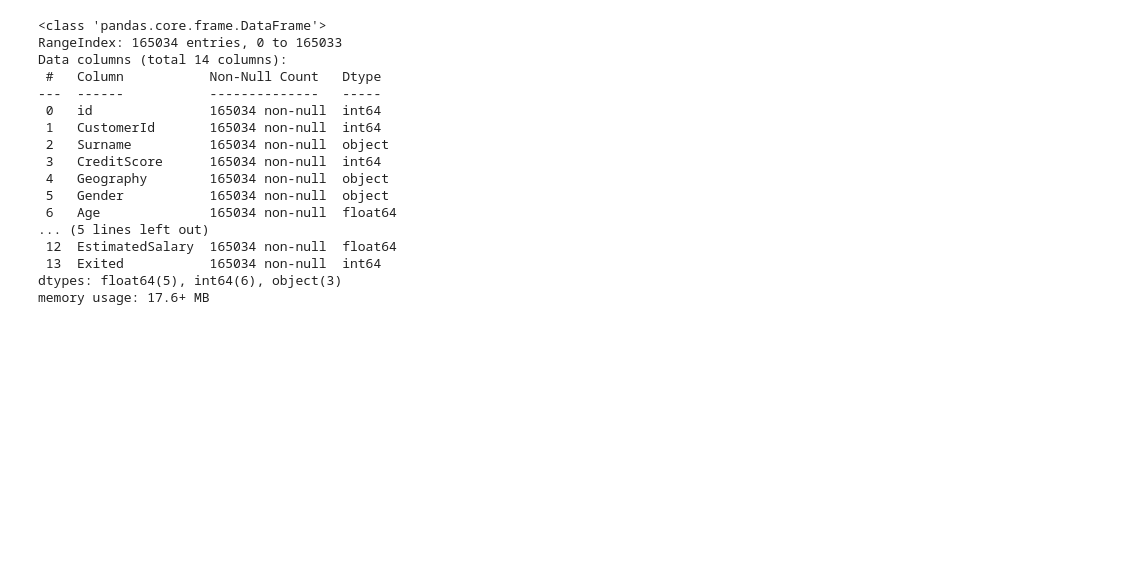
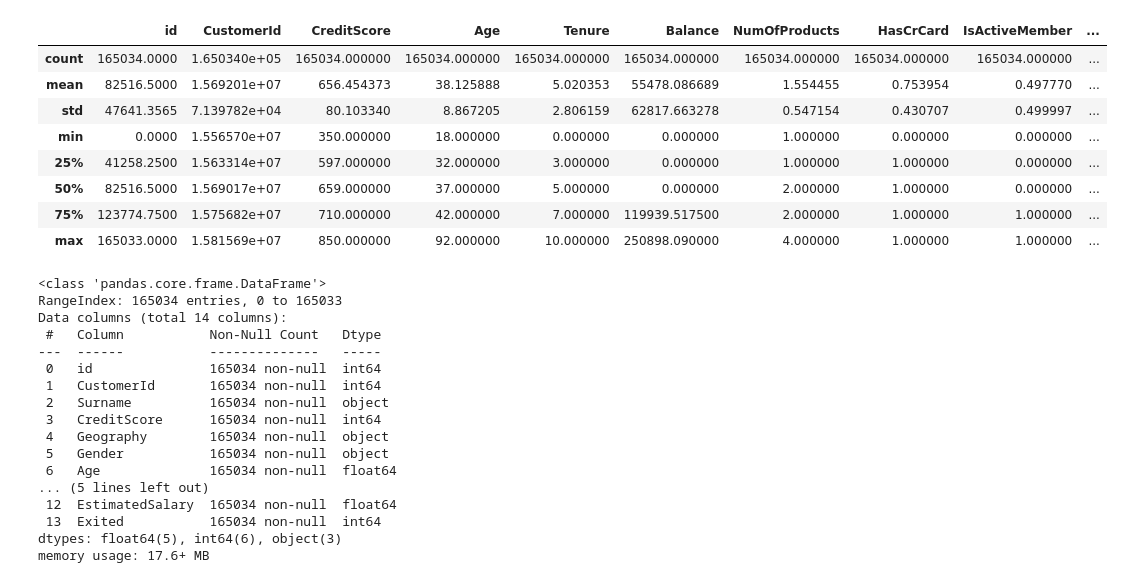
Before and after one commit to MilesQLi/Miles_Data_Science_Collection, a Jupyter notebook: BinaryClassificationWithABankChurnDataset/main.ipynb, the cells around one changed output. Drawn from its saved outputs; the diff is of its cells as text; code cells hidden in the pictures; blank space fills up the shorter version.

```diff
--- a/BinaryClassificationWithABankChurnDataset/main.ipynb
+++ b/BinaryClassificationWithABankChurnDataset/main.ipynb
@@ -13,6 +13,18 @@ import pandas as pd
 # %%
 train_df = pd.read_csv('train.csv')
 test_df = pd.read_csv('test.csv')
+# %%
+train_df.describe()
+# %% [output]
+|  | id | CustomerId | CreditScore | Age | Tenure | Balance | NumOfProducts | HasCrCard | IsActiveMember | ... |
+| count | 165034.0000 | 1.650340e+05 | 165034.000000 | 165034.000000 | 165034.000000 | 165034.000000 | 165034.000000 | 165034.000000 | 165034.000000 | ... |
+| mean | 82516.5000 | 1.569201e+07 | 656.454373 | 38.125888 | 5.020353 | 55478.086689 | 1.554455 | 0.753954 | 0.497770 | ... |
+| std | 47641.3565 | 7.139782e+04 | 80.103340 | 8.867205 | 2.806159 | 62817.663278 | 0.547154 | 0.430707 | 0.499997 | ... |
+| min | 0.0000 | 1.556570e+07 | 350.000000 | 18.000000 | 0.000000 | 0.000000 | 1.000000 | 0.000000 | 0.000000 | ... |
+| 25% | 41258.2500 | 1.563314e+07 | 597.000000 | 32.000000 | 3.000000 | 0.000000 | 1.000000 | 1.000000 | 0.000000 | ... |
+| 50% | 82516.5000 | 1.569017e+07 | 659.000000 | 37.000000 | 5.000000 | 0.000000 | 2.000000 | 1.000000 | 0.000000 | ... |
+| 75% | 123774.7500 | 1.575682e+07 | 710.000000 | 42.000000 | 7.000000 | 119939.517500 | 2.000000 | 1.000000 | 1.000000 | ... |
+| max | 165033.0000 | 1.581569e+07 | 850.000000 | 92.000000 | 10.000000 | 250898.090000 | 4.000000 | 1.000000 | 1.000000 | ... |
 # %%
 target = 'Exited'
 # %%
```
Also changed, not shown: 3 other files.
